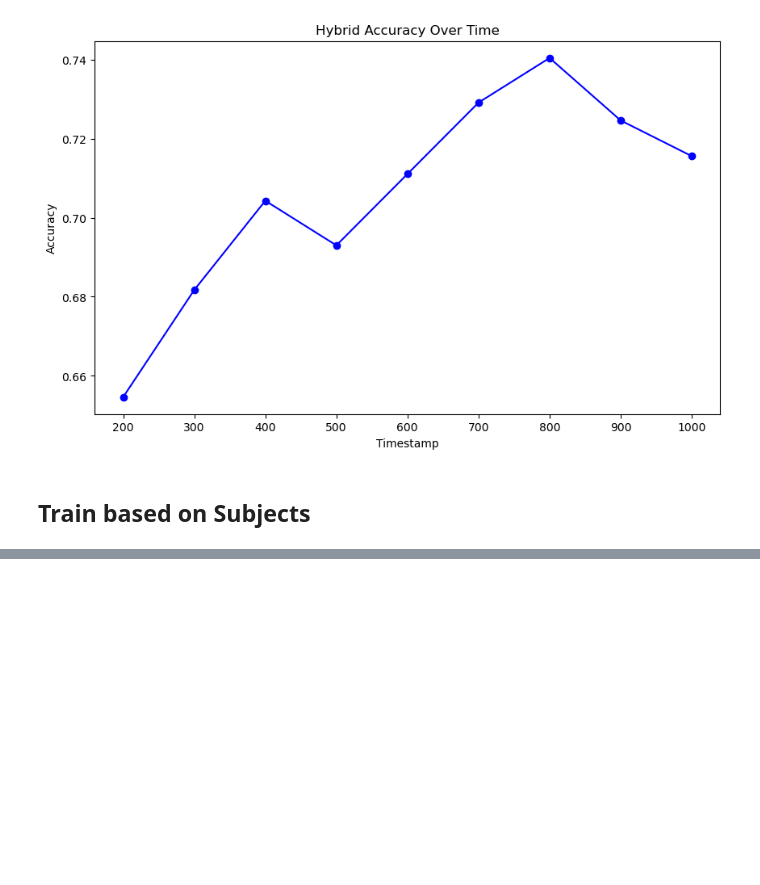
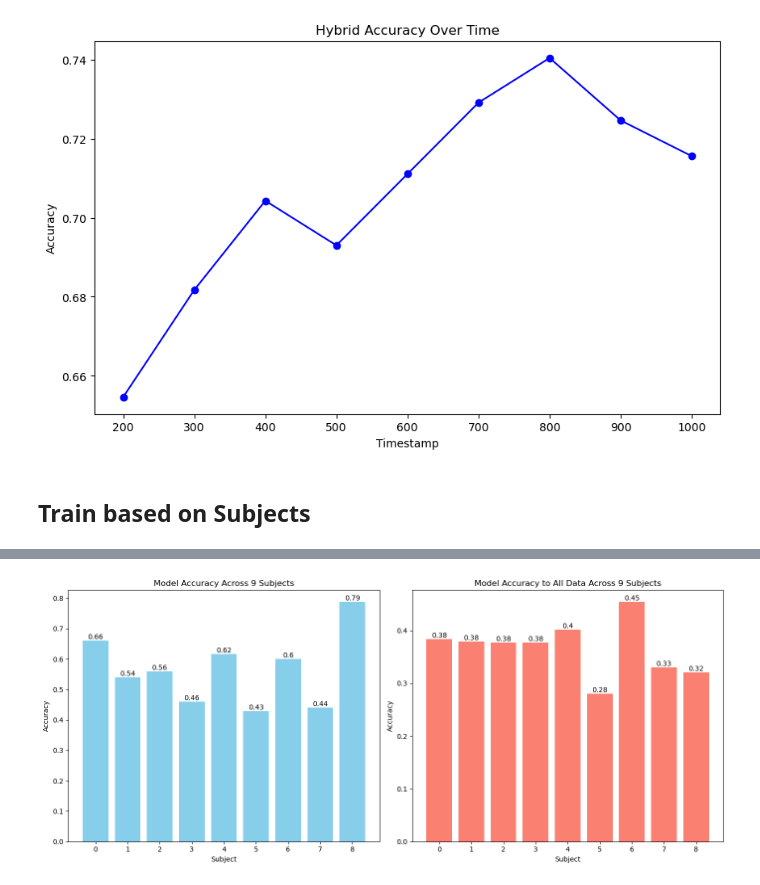
Before and after one commit to JunKang13/ece247, a Jupyter notebook: final_project/hybrid_model.ipynb, the cells around one changed output, grey strips where cells are left out. Saved outputs shown, nothing was run; the diff lists cells and outputs as text; code cells hidden in the pictures; blank space fills up the shorter version.

```diff
--- a/final_project/hybrid_model.ipynb
+++ b/final_project/hybrid_model.ipynb
@@ -262,7 +275,7 @@ Text(0, 0.5, 'Accuracy')
 acc_subjects = []
 acc_subject_v_all = []
 X_train, y_train, X_test, y_test = init_data(subject=None, verbose=False)
-X_train_aug, y_train_aug, X_test_aug, y_test_aug, X_valid_aug, y_valid_aug= preprocess_data(X_train, y_train, X_test, y_test, verbose=False)
+X_train_aug, y_train_aug, X_test_aug, y_test_aug, X_valid_aug, y_valid_aug= preprocess_data(X_train, y_train, X_test, y_test, verbose=False, time_stamp=800)
 _, _, _, _, X_test_aug_all, y_test_aug_all = load_data(X_train_aug, y_train_aug, X_valid_aug, y_valid_aug, X_test_aug, y_test_aug, verbose=False)
 
 for i in range(9):
@@ -339,0 +369,31 @@ ValueError: in user code:
+# %%
+subjects = [i for i in range(9)]
+
+
+plt.figure(figsize=(14, 6))
+plt.subplot(1, 2, 1)
+bars = plt.bar(subjects, acc_subjects, color='skyblue')
+plt.title('Model Accuracy Across 9 Subjects')
+plt.xlabel('Subject')
+plt.ylabel('Accuracy')
+plt.xticks(subjects)
+
+for bar in bars:
+    yval = bar.get_height()
+    plt.text(bar.get_x() + bar.get_width()/2, yval, round(yval, 2), ha='center', va='bottom')
+
+plt.subplot(1, 2, 2)
+bars = plt.bar(subjects, acc_subject_v_all, color='salmon')
+plt.title('Model Accuracy to All Data Across 9 Subjects')
+plt.xlabel('Subject')
+plt.ylabel('Accuracy')
+plt.xticks(subjects)
+
+for bar in bars:
+    yval = bar.get_height()
+    plt.text(bar.get_x() + bar.get_width()/2, yval, round(yval, 2), ha='center', va='bottom')
+
+plt.tight_layout()
+plt.show()
+# %% [output]
+[figure, added]
```
Also changed, not shown: parts of 9 cells of this notebook.
